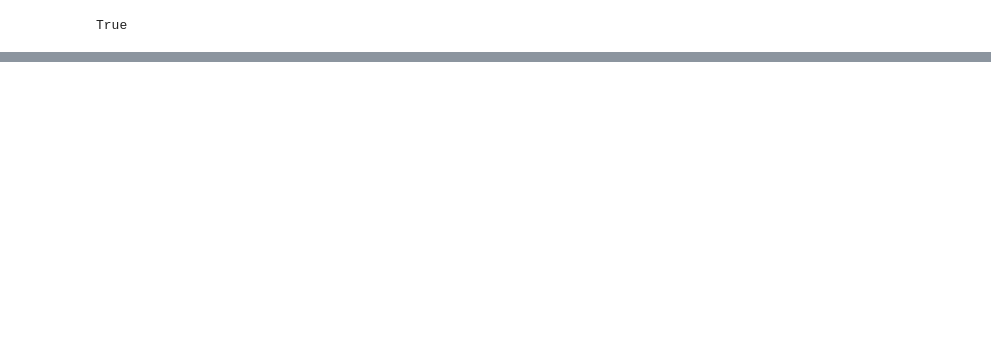
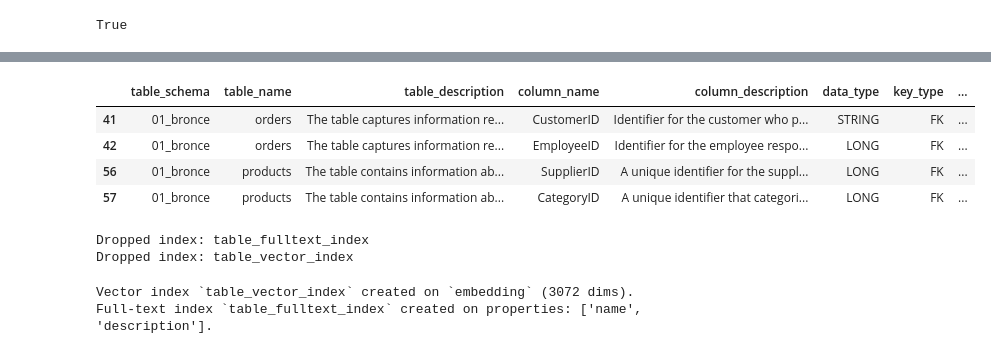
Before and after one commit to wagner-niklas/Alfred, a Jupyter notebook: scripts/create_graph_from_databricks.ipynb, the cells around one changed output, grey strips where cells are left out. Saved outputs shown, nothing was run; the diff lists cells and outputs as text; code cells hidden in the pictures; blank space fills up the shorter version.

```diff
--- a/scripts/create_graph_from_databricks.ipynb
+++ b/scripts/create_graph_from_databricks.ipynb
@@ -873,0 +286,9 @@ LIMIT 1;
+# %%
+fk_columns = df_columns[df_columns['key_type'] == 'FK'].copy()
+fk_columns.head()
+# %% [output]
+|  | table_schema | table_name | table_description | column_name | column_description | data_type | key_type | ... |
+| 41 | 01_bronce | orders | The table captures information re... | CustomerID | Identifier for the customer who p... | STRING | FK | ... |
+| 42 | 01_bronce | orders | The table captures information re... | EmployeeID | Identifier for the employee respo... | LONG | FK | ... |
+| 56 | 01_bronce | products | The table contains information ab... | SupplierID | A unique identifier for the suppl... | LONG | FK | ... |
+| 57 | 01_bronce | products | The table contains information ab... | CategoryID | A unique identifier that categori... | LONG | FK | ... |
@@ -873,0 +323,13 @@ LIMIT 1;
+# %%
+with driver.session() as session:
+    # Get all existing indexes
+    result = session.run("SHOW INDEXES")
+    indexes = [record["name"] for record in result]
+
+    # Drop each index
+    for idx in indexes:
+        session.run(f"DROP INDEX {idx} IF EXISTS")
+        print(f"Dropped index: {idx}")
+# %% [output]
+Dropped index: table_fulltext_index
+Dropped index: table_vector_index
@@ -873,0 +377,11 @@ LIMIT 1;
+# %%
+create_indexes(
+    vector_index_name=config['TABLE_VECTOR_INDEX_NAME'],
+    embedding_property=config['TABLE_EMBEDDING_PROPERTY_NAME'],
+    vector_dimensions=config['EMBEDDING_DIMENSIONS'],
+    fulltext_index_name=config['TABLE_FULLTEXT_INDEX_NAME'],
+    fulltext_properties=config['TABLE_TEXT_PROPERTIES']
+)
+# %% [output]
+Vector index `table_vector_index` created on `embedding` (3072 dims).
+Full-text index `table_fulltext_index` created on properties: ['name', 'description'].
```
Also changed, not shown: parts of 59 cells of this notebook, 5 other files.
